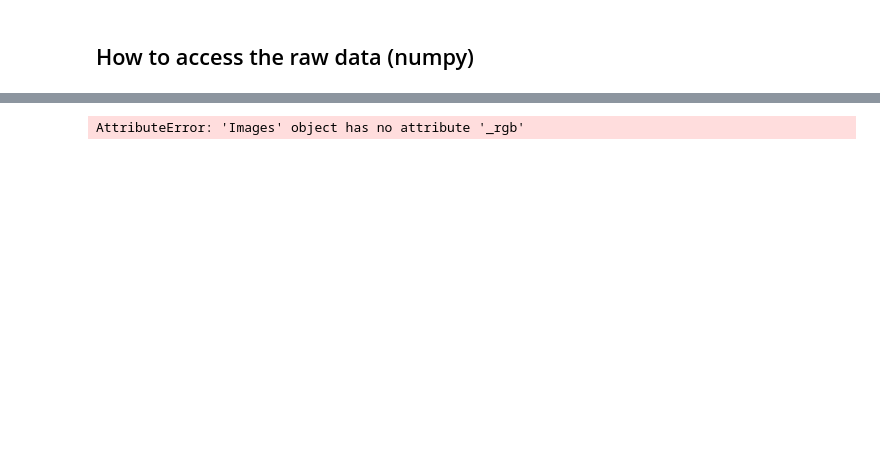
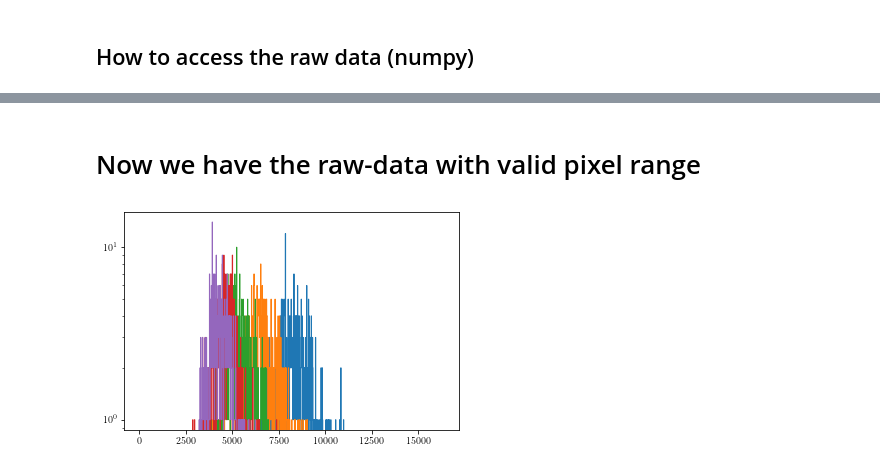
Before and after one commit to pone-software/strawb_package, a Jupyter notebook: examples/camera_basic.ipynb, the cells around one changed output, grey strips where cells are left out. Drawn from its saved outputs; the diff is of its cells as text; code cells hidden in the pictures; blank space fills up the shorter version.

```diff
--- a/examples/camera_basic.ipynb
+++ b/examples/camera_basic.ipynb
@@ -165,4 +167,14 @@ plt.plot(raw[])
-# %%
-camera.images.
-# %% [output]
-AttributeError: 'Images' object has no attribute '_rgb'
+# %% [markdown]
+# Now we have the raw-data with valid pixel range
+# %%
+# plot the histogram for some pixel
+bins = np.linspace(0, 2**14, 1000)
+plt.figure()
+for i in range(1,10,2):
+    # pixel are selected with: 1200-50*i & 900-50*i
+    plt.hist(raw[:, 1200-50*i, 900-50*i], bins=bins, histtype='step')
+
+plt.yscale('log')
+plt.show()
+# %% [output]
+[figure, added]
```
Also changed, not shown: parts of 12 cells of this notebook, 3 other files.
